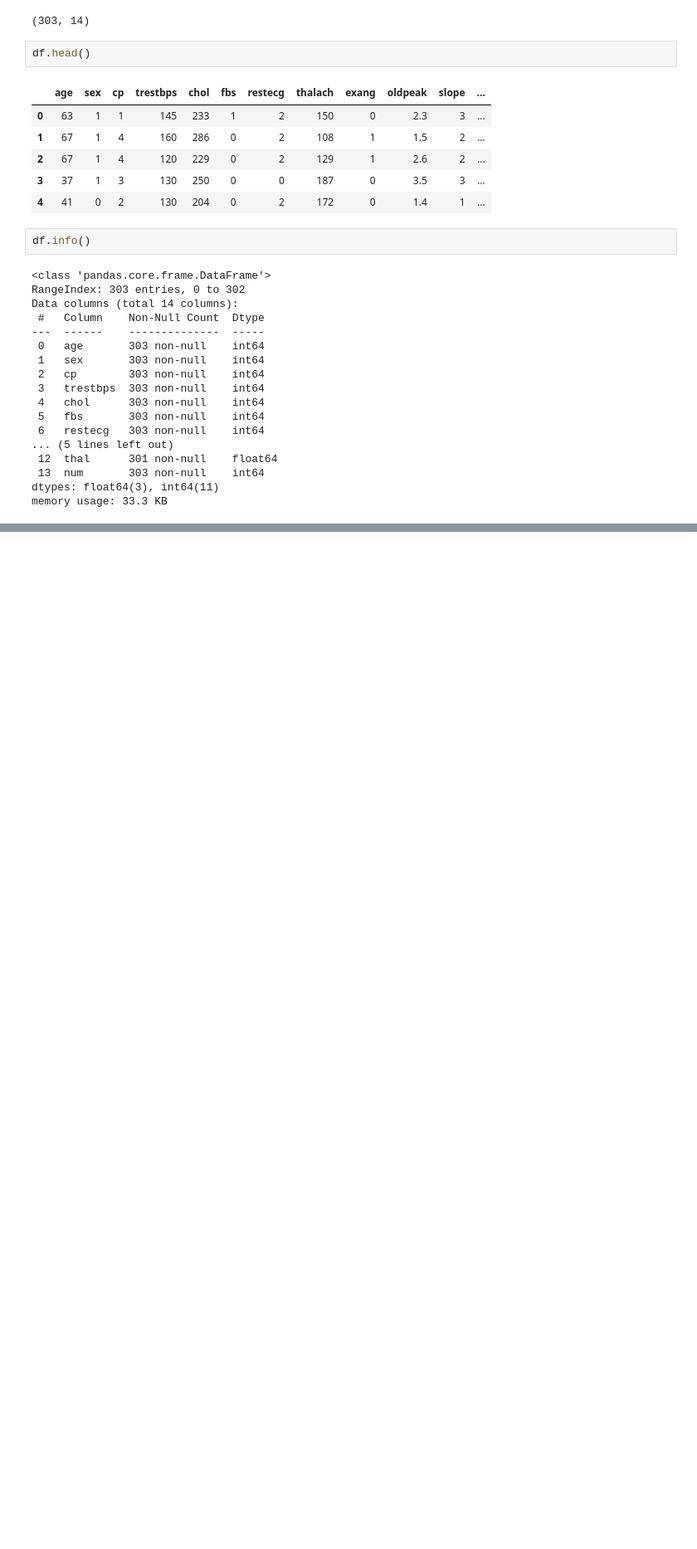
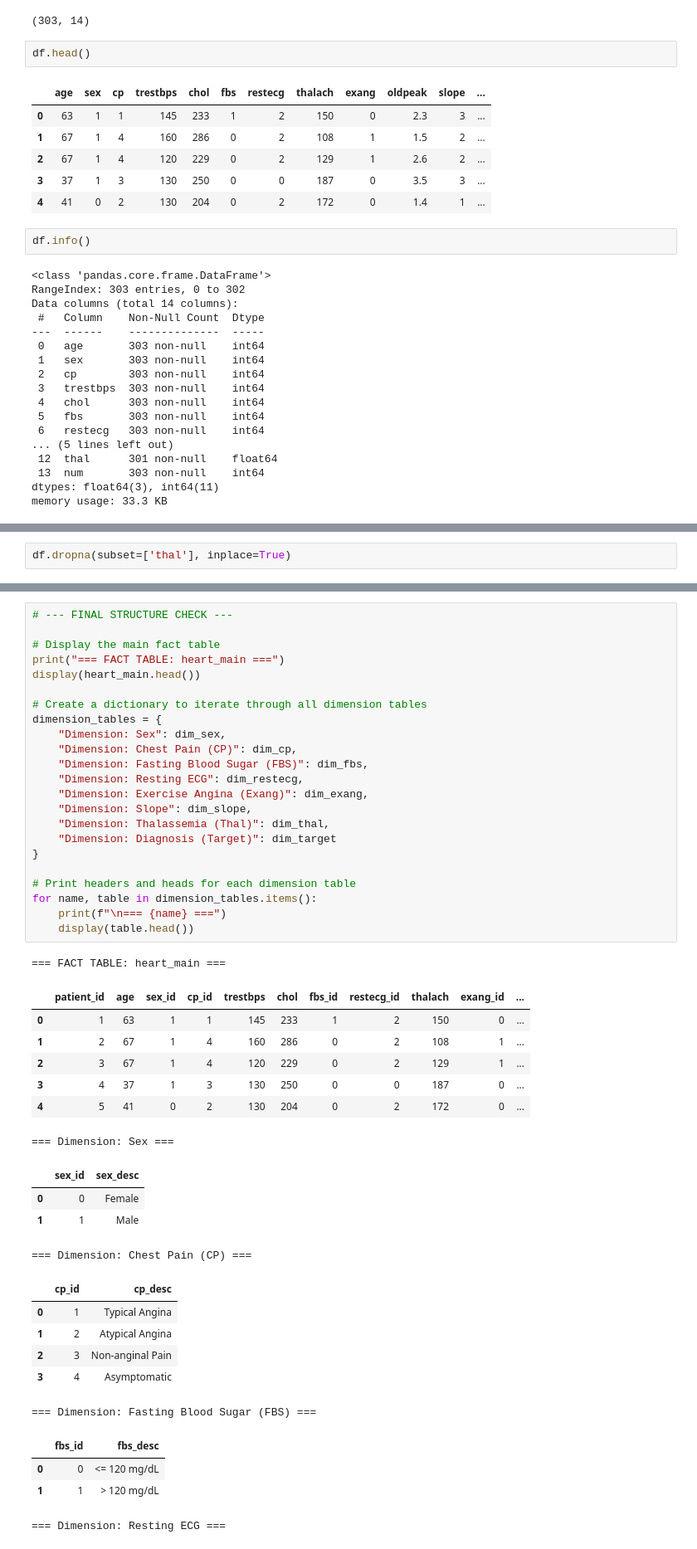
Before and after one commit to arnaumatasfont-keky/sql-database, a Jupyter notebook: HDDataset.ipynb, the cells around one changed output, grey strips where cells are left out. Shown at 83% size. Drawn from its saved outputs; the diff is of its cells as text; blank space fills up the shorter version.

```diff
--- a/HDDataset.ipynb
+++ b/HDDataset.ipynb
@@ -153,0 +192,2 @@ memory usage: 33.3 KB
+# %%
+df.dropna(subset=['thal'], inplace=True)
@@ -153,0 +329,46 @@ memory usage: 33.3 KB
+# %%
+# --- FINAL STRUCTURE CHECK ---
+
+# Display the main fact table
+print("=== FACT TABLE: heart_main ===")
+display(heart_main.head())
+
+# Create a dictionary to iterate through all dimension tables
+dimension_tables = {
+    "Dimension: Sex": dim_sex,
+    "Dimension: Chest Pain (CP)": dim_cp,
+    "Dimension: Fasting Blood Sugar (FBS)": dim_fbs,
+    "Dimension: Resting ECG": dim_restecg,
+    "Dimension: Exercise Angina (Exang)": dim_exang,
+    "Dimension: Slope": dim_slope,
+    "Dimension: Thalassemia (Thal)": dim_thal,
+    "Dimension: Diagnosis (Target)": dim_target
+}
+
+# Print headers and heads for each dimension table
+for name, table in dimension_tables.items():
+    print(f"\n=== {name} ===")
+    display(table.head())
+# %% [output]
+=== FACT TABLE: heart_main ===
+|  | patient_id | age | sex_id | cp_id | trestbps | chol | fbs_id | restecg_id | thalach | exang_id | ... |
+| 0 | 1 | 63 | 1 | 1 | 145 | 233 | 1 | 2 | 150 | 0 | ... |
+| 1 | 2 | 67 | 1 | 4 | 160 | 286 | 0 | 2 | 108 | 1 | ... |
+| 2 | 3 | 67 | 1 | 4 | 120 | 229 | 0 | 2 | 129 | 1 | ... |
+| 3 | 4 | 37 | 1 | 3 | 130 | 250 | 0 | 0 | 187 | 0 | ... |
+| 4 | 5 | 41 | 0 | 2 | 130 | 204 | 0 | 2 | 172 | 0 | ... |
+=== Dimension: Sex ===
+|  | sex_id | sex_desc |
+| 0 | 0 | Female |
+| 1 | 1 | Male |
+=== Dimension: Chest Pain (CP) ===
+|  | cp_id | cp_desc |
+| 0 | 1 | Typical Angina |
+| 1 | 2 | Atypical Angina |
+| 2 | 3 | Non-anginal Pain |
+| 3 | 4 | Asymptomatic |
+=== Dimension: Fasting Blood Sugar (FBS) ===
+|  | fbs_id | fbs_desc |
+| 0 | 0 | <= 120 mg/dL |
+| 1 | 1 | > 120 mg/dL |
+=== Dimension: Resting ECG ===
```
Also changed, not shown: parts of 16 cells of this notebook, 9 other files.
